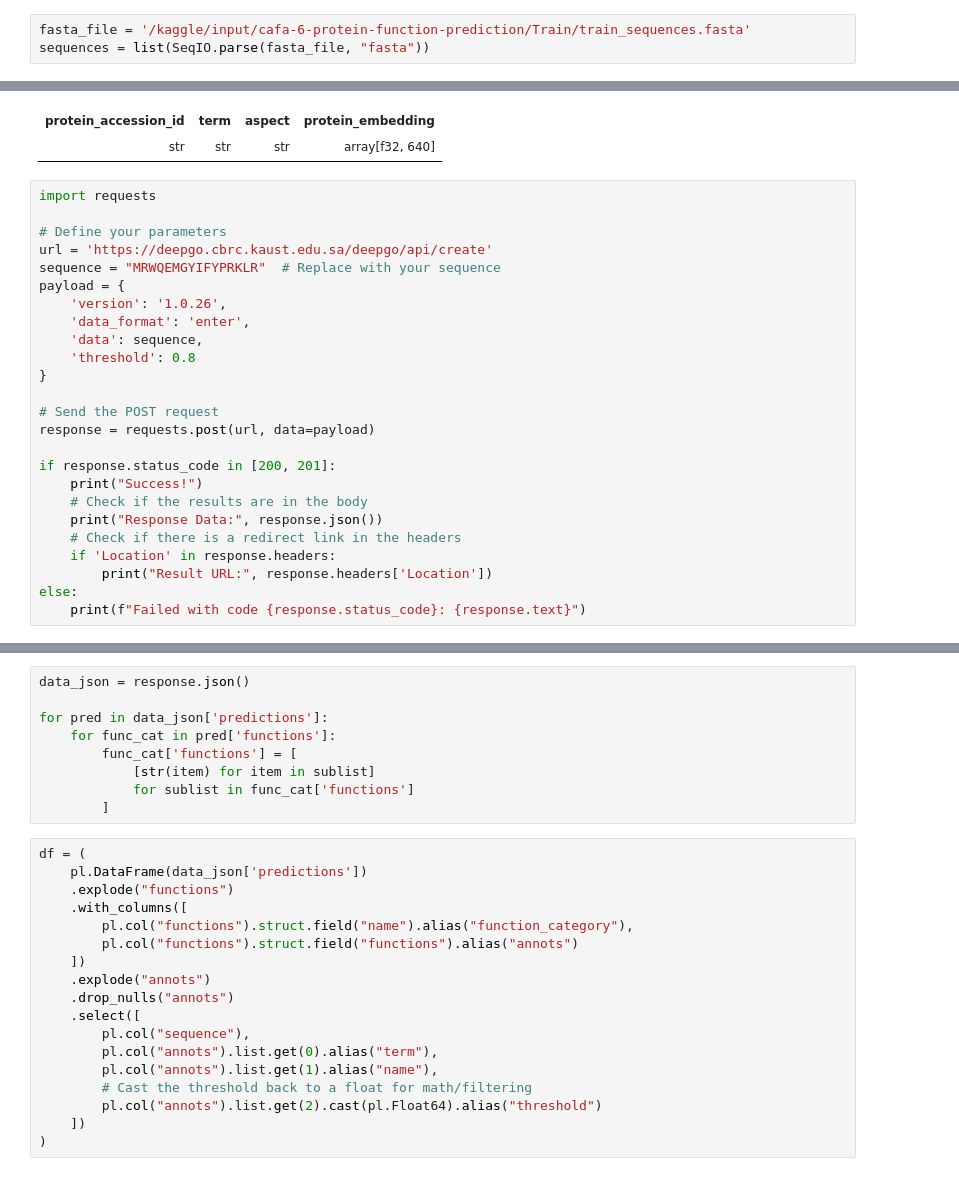
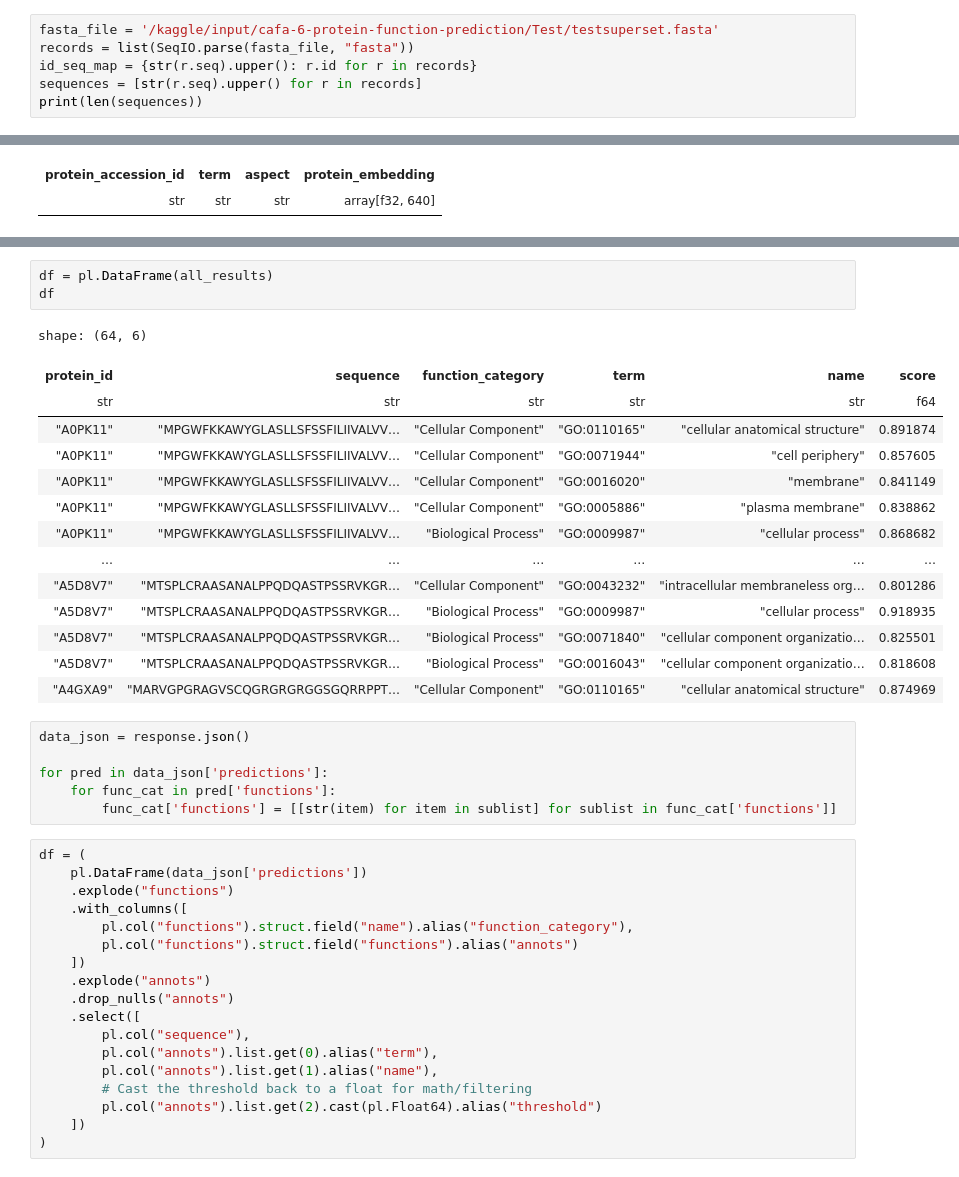
Before and after one commit to sumaniitm/cafa-6-protein-function-prediction-kaggle, a Jupyter notebook: cafa-suman-ontology-based-features.ipynb, the cells around one changed output, grey strips where cells are left out. Drawn from its saved outputs; the diff is of its cells as text.

```diff
--- a/cafa-suman-ontology-based-features.ipynb
+++ b/cafa-suman-ontology-based-features.ipynb
@@ -405,3 +405,6 @@ shape: (1, 2)
 # %%
-fasta_file = '/kaggle/input/cafa-6-protein-function-prediction/Train/train_sequences.fasta'
-sequences = list(SeqIO.parse(fasta_file, "fasta"))
+fasta_file = '/kaggle/input/cafa-6-protein-function-prediction/Test/testsuperset.fasta'
+records = list(SeqIO.parse(fasta_file, "fasta"))
+id_seq_map = {str(r.seq).upper(): r.id for r in records}
+sequences = [str(r.seq).upper() for r in records]
+print(len(sequences))
@@ -424,28 +433,3 @@ dd.sql("select * from train_terms_w_embeds_cc where term = 'GO:0110165'").pl()
 shape: (0, 4)
 | protein_accession_id | term | aspect | protein_embedding |
 | str | str | str | array[f32, 640] |
-# %%
-import requests
-
-# Define your parameters
-url = 'https://deepgo.cbrc.kaust.edu.sa/deepgo/api/create'
-sequence = "MRWQEMGYIFYPRKLR"  # Replace with your sequence
-payload = {
-    'version': '1.0.26',
-    'data_format': 'enter',
-    'data': sequence,
-    'threshold': 0.8
-}
-
-# Send the POST request
-response = requests.post(url, data=payload)
-
-if response.status_code in [200, 201]:
-    print("Success!")
-    # Check if the results are in the body
-    print("Response Data:", response.json())
-    # Check if there is a redirect link in the headers
-    if 'Location' in response.headers:
-        print("Result URL:", response.headers['Location'])
-else:
-    print(f"Failed with code {response.status_code}: {response.text}")
@@ -455,12 +487,27 @@ Response Data: {'uuid': 'f8a95eff-013d-4cea-b75b-b3991e98dfc8', 'version': '1.0.
+# %%
+df = pl.DataFrame(all_results)
+df
+# %% [output]
+shape: (64, 6)
+| protein_id | sequence | function_category | term | name | score |
+| str | str | str | str | str | f64 |
+| "A0PK11" | "MPGWFKKAWYGLASLLSFSSFILIIVALVV… | "Cellular Component" | "GO:0110165" | "cellular anatomical structure" | 0.891874 |
+| "A0PK11" | "MPGWFKKAWYGLASLLSFSSFILIIVALVV… | "Cellular Component" | "GO:0071944" | "cell periphery" | 0.857605 |
+| "A0PK11" | "MPGWFKKAWYGLASLLSFSSFILIIVALVV… | "Cellular Component" | "GO:0016020" | "membrane" | 0.841149 |
+| "A0PK11" | "MPGWFKKAWYGLASLLSFSSFILIIVALVV… | "Cellular Component" | "GO:0005886" | "plasma membrane" | 0.838862 |
+| "A0PK11" | "MPGWFKKAWYGLASLLSFSSFILIIVALVV… | "Biological Process" | "GO:0009987" | "cellular process" | 0.868682 |
+| … | … | … | … | … | … |
+| "A5D8V7" | "MTSPLCRAASANALPPQDQASTPSSRVKGR… | "Cellular Component" | "GO:0043232" | "intracellular membraneless org… | 0.801286 |
+| "A5D8V7" | "MTSPLCRAASANALPPQDQASTPSSRVKGR… | "Biological Process" | "GO:0009987" | "cellular process" | 0.918935 |
+| "A5D8V7" | "MTSPLCRAASANALPPQDQASTPSSRVKGR… | "Biological Process" | "GO:0071840" | "cellular component organizatio… | 0.825501 |
+| "A5D8V7" | "MTSPLCRAASANALPPQDQASTPSSRVKGR… | "Biological Process" | "GO:0016043" | "cellular component organizatio… | 0.818608 |
+| "A4GXA9" | "MARVGPGRAGVSCQGRGRGRGGSGQRRPPT… | "Cellular Component" | "GO:0110165" | "cellular anatomical structure" | 0.874969 |
 # %%
 data_json = response.json()
 
 for pred in data_json['predictions']:
     for func_cat in pred['functions']:
-        func_cat['functions'] = [
-            [str(item) for item in sublist]
-            for sublist in func_cat['functions']
-        ]
+        func_cat['functions'] = [[str(item) for item in sublist] for sublist in func_cat['functions']]
 # %%
 df = (
     pl.DataFrame(data_json['predictions'])
```
Also changed, not shown: parts of 8 cells of this notebook.
